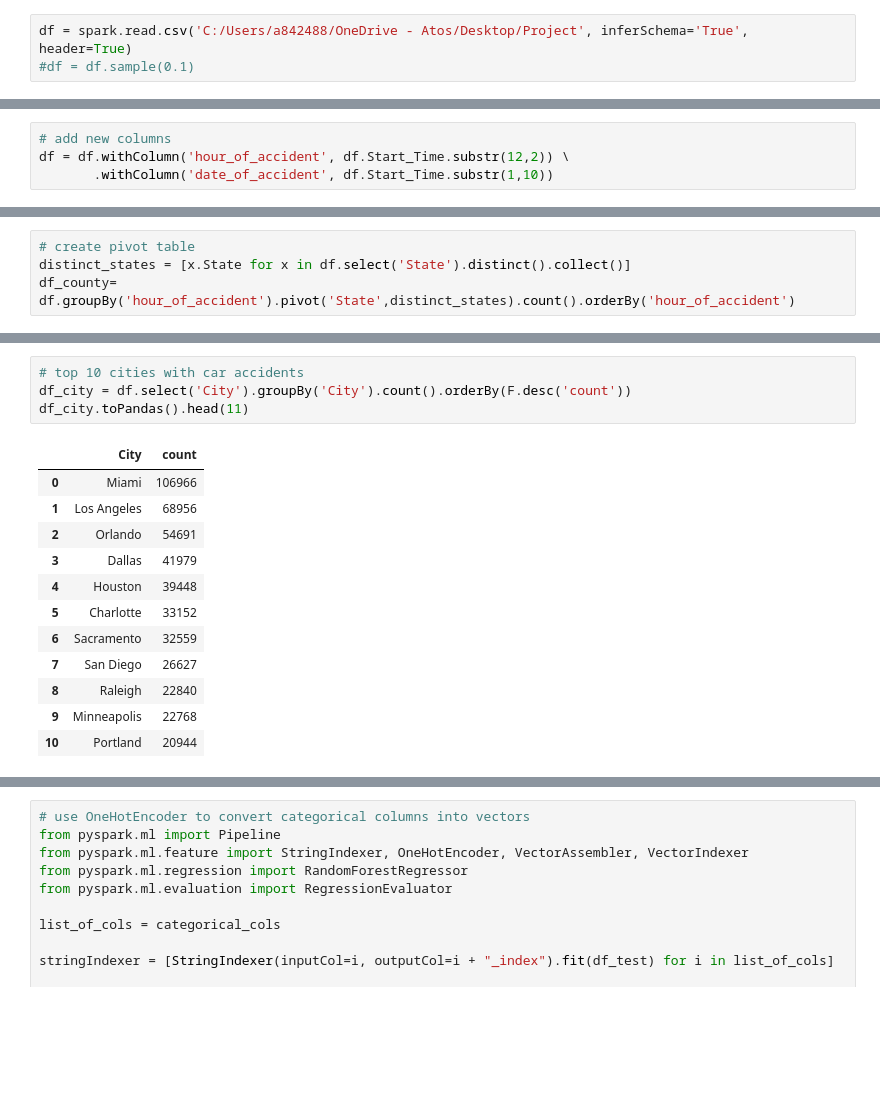
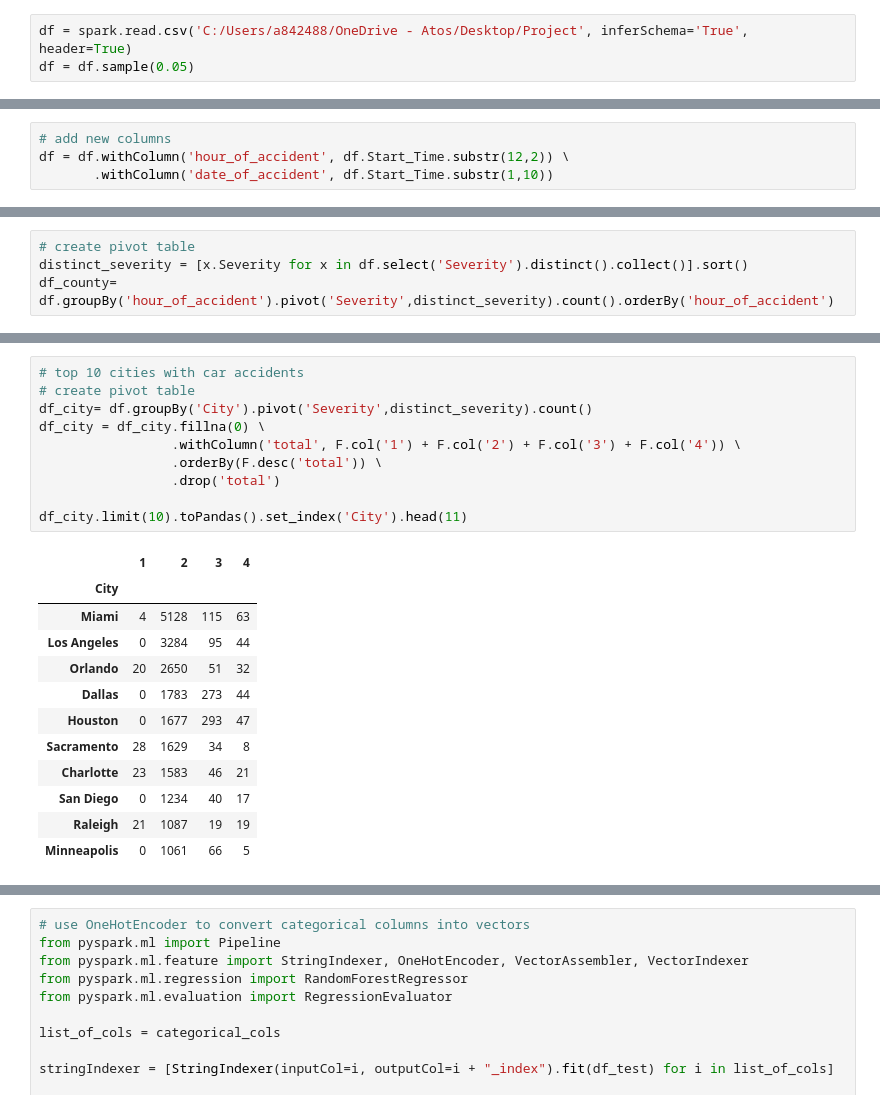
Before and after one commit to MateuszBocko/ML, a Jupyter notebook: Car accidents project/Car accidents project.ipynb, the cells around one changed output, grey strips where cells are left out. Cells and saved outputs as stored; diff of their text form; blank space fills up the shorter version.

```diff
--- a/Car accidents project/Car accidents project.ipynb
+++ b/Car accidents project/Car accidents project.ipynb
@@ -15,7 +18,7 @@ pd.set_option('display.precision', 3)
 spark = SparkSession.builder.master("local[2]").appName('car_accidents').getOrCreate()
 # %%
 df = spark.read.csv('C:/Users/a842488/OneDrive - Atos/Desktop/Project', inferSchema='True', header=True)
-#df = df.sample(0.1)
+df = df.sample(0.05)
 # %% [markdown]
 # Data Analysis
 # %%
@@ -54,4 +63,4 @@ df = df.withColumn('hour_of_accident', df.Start_Time.substr(12,2)) \
 # %%
 # create pivot table
-distinct_states = [x.State for x in df.select('State').distinct().collect()]
-df_county= df.groupBy('hour_of_accident').pivot('State',distinct_states).count().orderBy('hour_of_accident')
+distinct_severity = [x.Severity for x in df.select('Severity').distinct().collect()].sort()
+df_county= df.groupBy('hour_of_accident').pivot('Severity',distinct_severity).count().orderBy('hour_of_accident')
@@ -102,18 +92,24 @@ df_date_chart = df_date.plot.line(title = 'Number of car accidents over the year
 # %%
 # top 10 cities with car accidents
-df_city = df.select('City').groupBy('City').count().orderBy(F.desc('count'))
-df_city.toPandas().head(11)
+# create pivot table
+df_city= df.groupBy('City').pivot('Severity',distinct_severity).count()
+df_city = df_city.fillna(0) \
+                 .withColumn('total', F.col('1') + F.col('2') + F.col('3') + F.col('4')) \
+                 .orderBy(F.desc('total')) \
+                 .drop('total')
+
+df_city.limit(10).toPandas().set_index('City').head(11)
 # %% [output]
-|  | City | count |
-| 0 | Miami | 106966 |
-| 1 | Los Angeles | 68956 |
-| 2 | Orlando | 54691 |
-| 3 | Dallas | 41979 |
-| 4 | Houston | 39448 |
-| 5 | Charlotte | 33152 |
-| 6 | Sacramento | 32559 |
-| 7 | San Diego | 26627 |
-| 8 | Raleigh | 22840 |
-| 9 | Minneapolis | 22768 |
-| 10 | Portland | 20944 |
+|  | 1 | 2 | 3 | 4 |
+| City |  |  |  |  |
+| Miami | 4 | 5128 | 115 | 63 |
+| Los Angeles | 0 | 3284 | 95 | 44 |
+| Orlando | 20 | 2650 | 51 | 32 |
+| Dallas | 0 | 1783 | 273 | 44 |
+| Houston | 0 | 1677 | 293 | 47 |
+| Sacramento | 28 | 1629 | 34 | 8 |
+| Charlotte | 23 | 1583 | 46 | 21 |
+| San Diego | 0 | 1234 | 40 | 17 |
+| Raleigh | 21 | 1087 | 19 | 19 |
+| Minneapolis | 0 | 1061 | 66 | 5 |
 # %%
```
Also changed, not shown: parts of 20 cells of this notebook.
